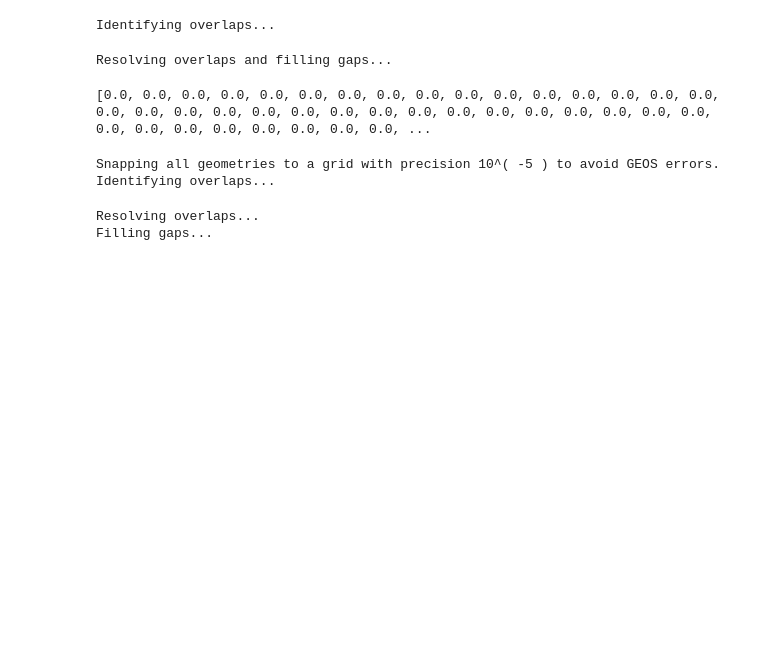
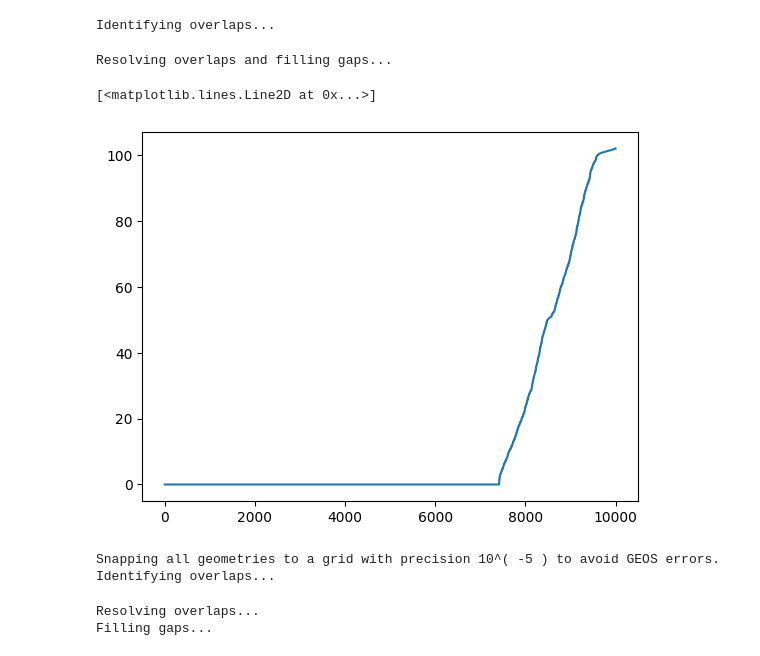
Before and after one commit to eveomett-states/Illinois, a Jupyter notebook: il.ipynb, the cells around one changed output. Drawn from its saved outputs; the diff is of its cells as text; code cells hidden in the pictures; blank space fills up the shorter version.

```diff
--- a/il.ipynb
+++ b/il.ipynb
@@ -220,11 +220,12 @@ vest_base = add_vest_base(vest_base_data, start_col, year, county = county_df)
 Snapping all geometries to a grid with precision 10^( -5 ) to avoid GEOS errors.
 Identifying overlaps...
 Resolving overlaps and filling gaps...
-# %%
-borders = check_small_boundary_lengths(vest_base)
-print(borders[:1700])
-# %% [output]
-[0.0, 0.0, 0.0, 0.0, 0.0, 0.0, 0.0, 0.0, 0.0, 0.0, 0.0, 0.0, 0.0, 0.0, 0.0, 0.0, 0.0, 0.0, 0.0, 0.0, 0.0, 0.0, 0.0, 0.0, 0.0, 0.0, 0.0, 0.0, 0.0, 0.0, 0.0, 0.0, 0.0, 0.0, 0.0, 0.0, 0.0, 0.0, 0.0, 0.0, ...
+# %%
+import matplotlib.pyplot as plt
+plt.plot(borders[:10000])
+# %% [output]
+[<matplotlib.lines.Line2D at 0x...>]
+[figure, added]
 # %%
 vest_base = do_smart_repair(vest_base, min_rook_length = 30.5)
 # %% [output]
```
